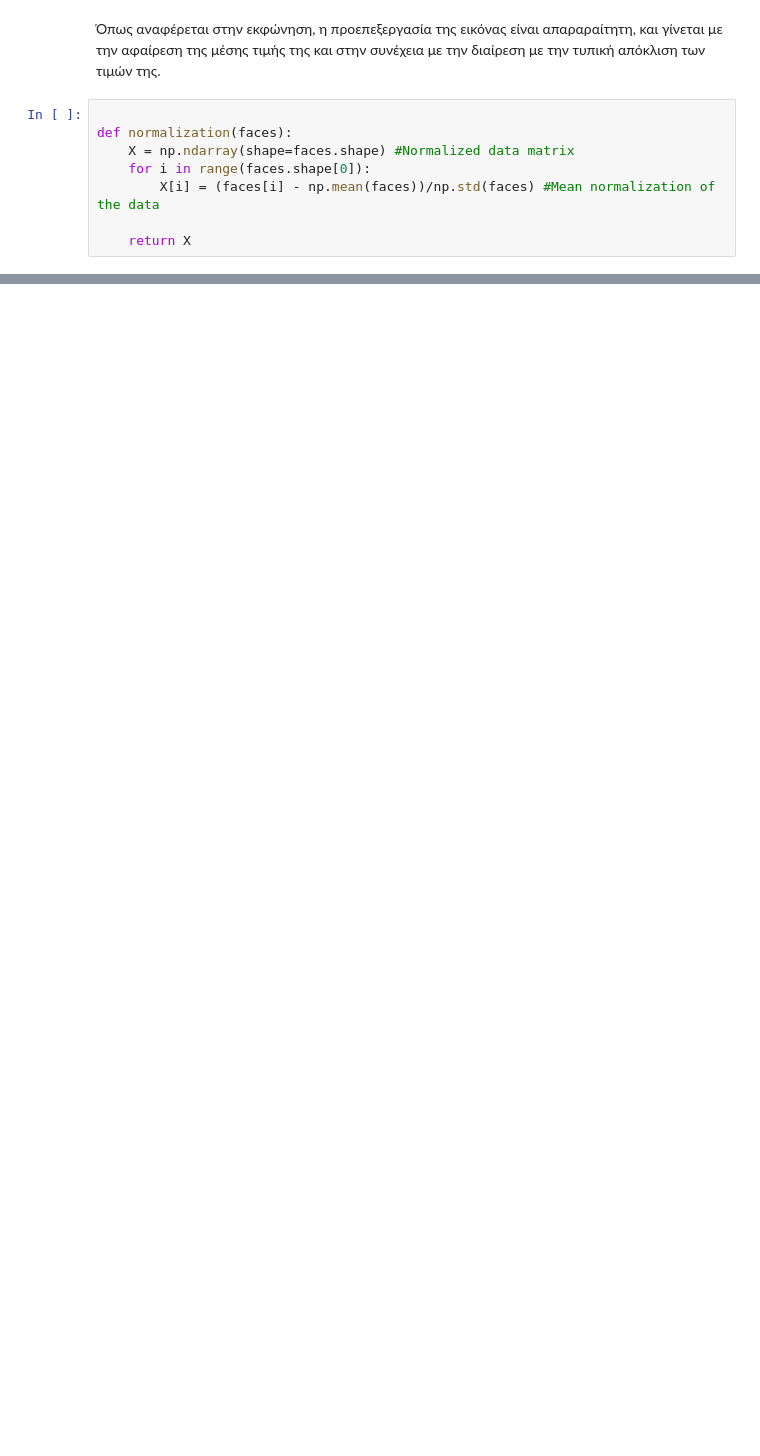
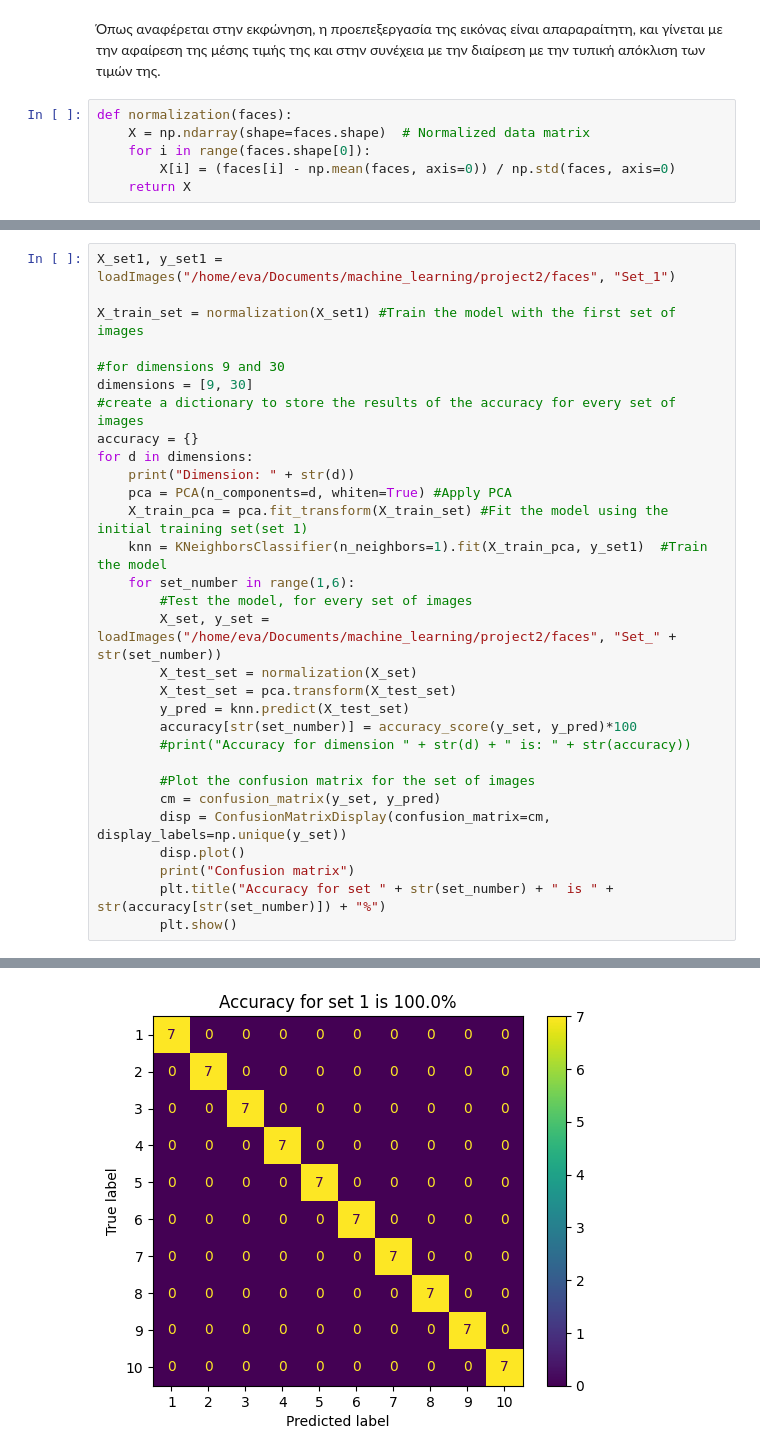
Before and after one commit to EvangeliaS/Eigenfaces-for-Face-Recognition, a Jupyter notebook: Steiropoulou_1115201800186.ipynb, the cells around one changed output, grey strips where cells are left out. Saved outputs shown, nothing was run; the diff lists cells and outputs as text; blank space fills up the shorter version.

```diff
--- a/Steiropoulou_1115201800186.ipynb
+++ b/Steiropoulou_1115201800186.ipynb
@@ -119,10 +39,8 @@ for d_idx, d in enumerate([9, 30]):
 # %% [markdown]
 Όπως αναφέρεται στην εκφώνηση, η προεπεξεργασία της εικόνας είναι απαραραίτητη, και γίνεται με την αφαίρεση της μέσης τιμής της και στην συνέχεια με την διαίρεση με την τυπική απόκλιση των τιμών της.
 # %%
-
 def normalization(faces):
-    X = np.ndarray(shape=faces.shape) #Normalized data matrix
+    X = np.ndarray(shape=faces.shape)  # Normalized data matrix
     for i in range(faces.shape[0]):
-        X[i] = (faces[i] - np.mean(faces))/np.std(faces) #Mean normalization of the data
-
+        X[i] = (faces[i] - np.mean(faces, axis=0)) / np.std(faces, axis=0)
     return X
@@ -128,0 +49,31 @@ def normalization(faces):
+# %%
+X_set1, y_set1 = loadImages("/home/eva/Documents/machine_learning/project2/faces", "Set_1")
+
+X_train_set = normalization(X_set1) #Train the model with the first set of images
+
+#for dimensions 9 and 30
+dimensions = [9, 30]
+#create a dictionary to store the results of the accuracy for every set of images
+accuracy = {}
+for d in dimensions:
+    print("Dimension: " + str(d))
+    pca = PCA(n_components=d, whiten=True) #Apply PCA
+    X_train_pca = pca.fit_transform(X_train_set) #Fit the model using the initial training set(set 1)
+    knn = KNeighborsClassifier(n_neighbors=1).fit(X_train_pca, y_set1)  #Train the model
+    for set_number in range(1,6):
+        #Test the model, for every set of images
+        X_set, y_set = loadImages("/home/eva/Documents/machine_learning/project2/faces", "Set_" + str(set_number))
+        X_test_set = normalization(X_set)
+        X_test_set = pca.transform(X_test_set)
+        y_pred = knn.predict(X_test_set)
+        accuracy[str(set_number)] = accuracy_score(y_set, y_pred)*100
+        #print("Accuracy for dimension " + str(d) + " is: " + str(accuracy))
+
+        #Plot the confusion matrix for the set of images
+        cm = confusion_matrix(y_set, y_pred)
+        disp = ConfusionMatrixDisplay(confusion_matrix=cm, display_labels=np.unique(y_set))
+        disp.plot()
+        print("Confusion matrix")
+        plt.title("Accuracy for set " + str(set_number) + " is " + str(accuracy[str(set_number)]) + "%")
+        plt.show()
+# %% [output]
@@ -128,0 +82 @@ def normalization(faces):
+[figure, added]
```
Also changed, not shown: parts of 12 cells of this notebook.
